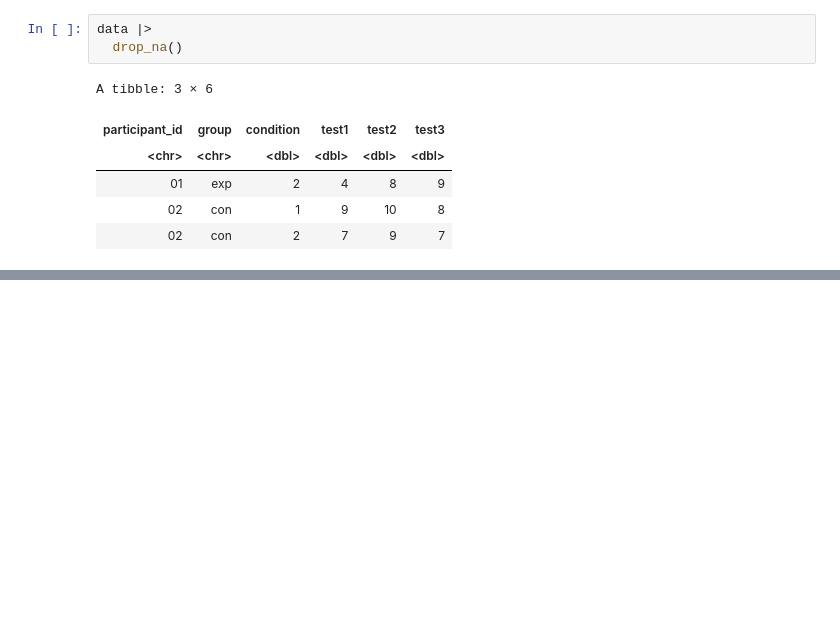
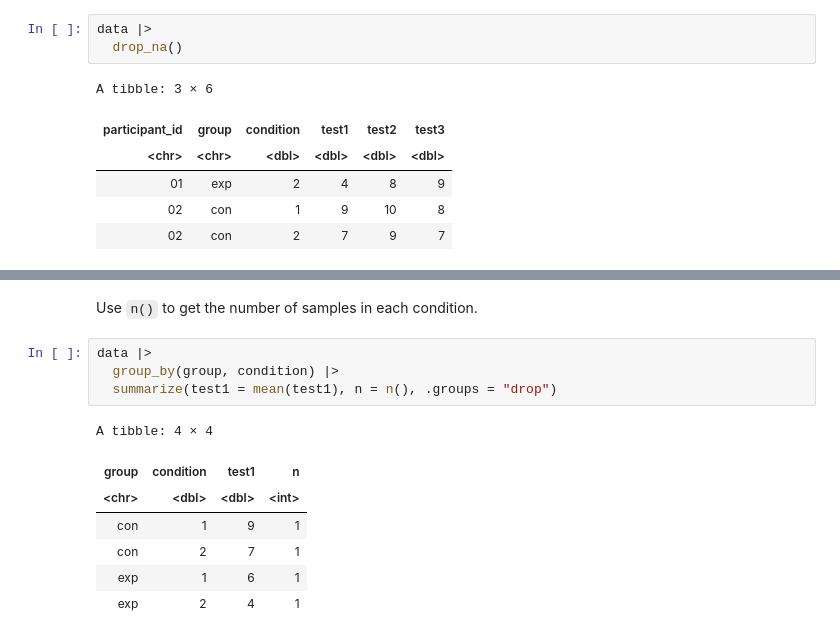
Before and after one commit to mortonne/datascipsych, a Jupyter notebook: chapters/chapter8/review_r.ipynb, the cells around one changed output, grey strips where cells are left out. Cells and saved outputs as stored; diff of their text form; blank space fills up the shorter version.

```diff
--- a/chapters/chapter8/review_r.ipynb
+++ b/chapters/chapter8/review_r.ipynb
@@ -191,0 +246,14 @@ A tibble: 3 × 6
+# %% [markdown]
+Use `n()` to get the number of samples in each condition.
+# %%
+data |>
+  group_by(group, condition) |>
+  summarize(test1 = mean(test1), n = n(), .groups = "drop")
+# %% [output]
+A tibble: 4 × 4
+| group | condition | test1 | n |
+| <chr> | <dbl> | <dbl> | <int> |
+| con | 1 | 9 | 1 |
+| con | 2 | 7 | 1 |
+| exp | 1 | 6 | 1 |
+| exp | 2 | 4 | 1 |
```
Also changed, not shown: parts of 22 cells of this notebook.
